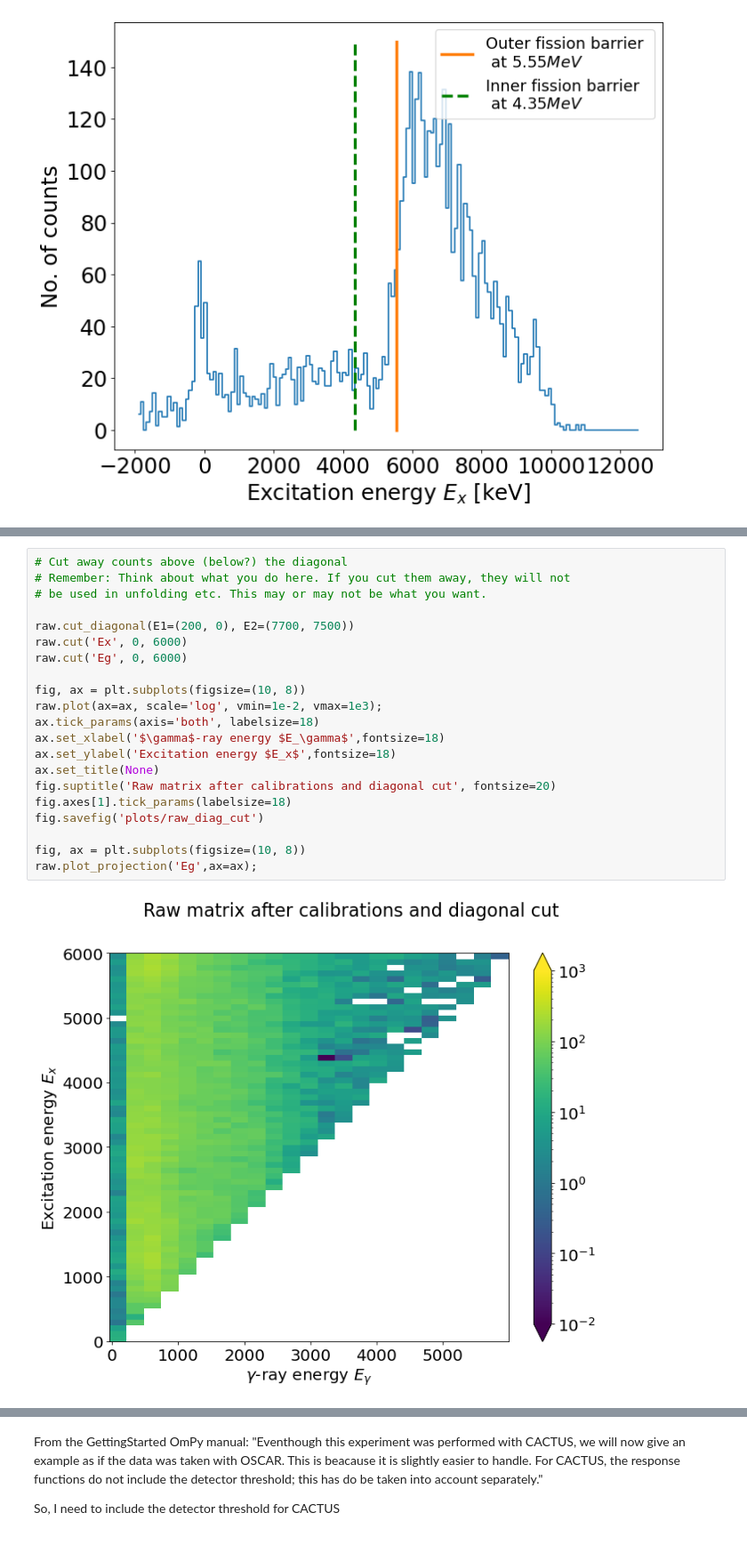
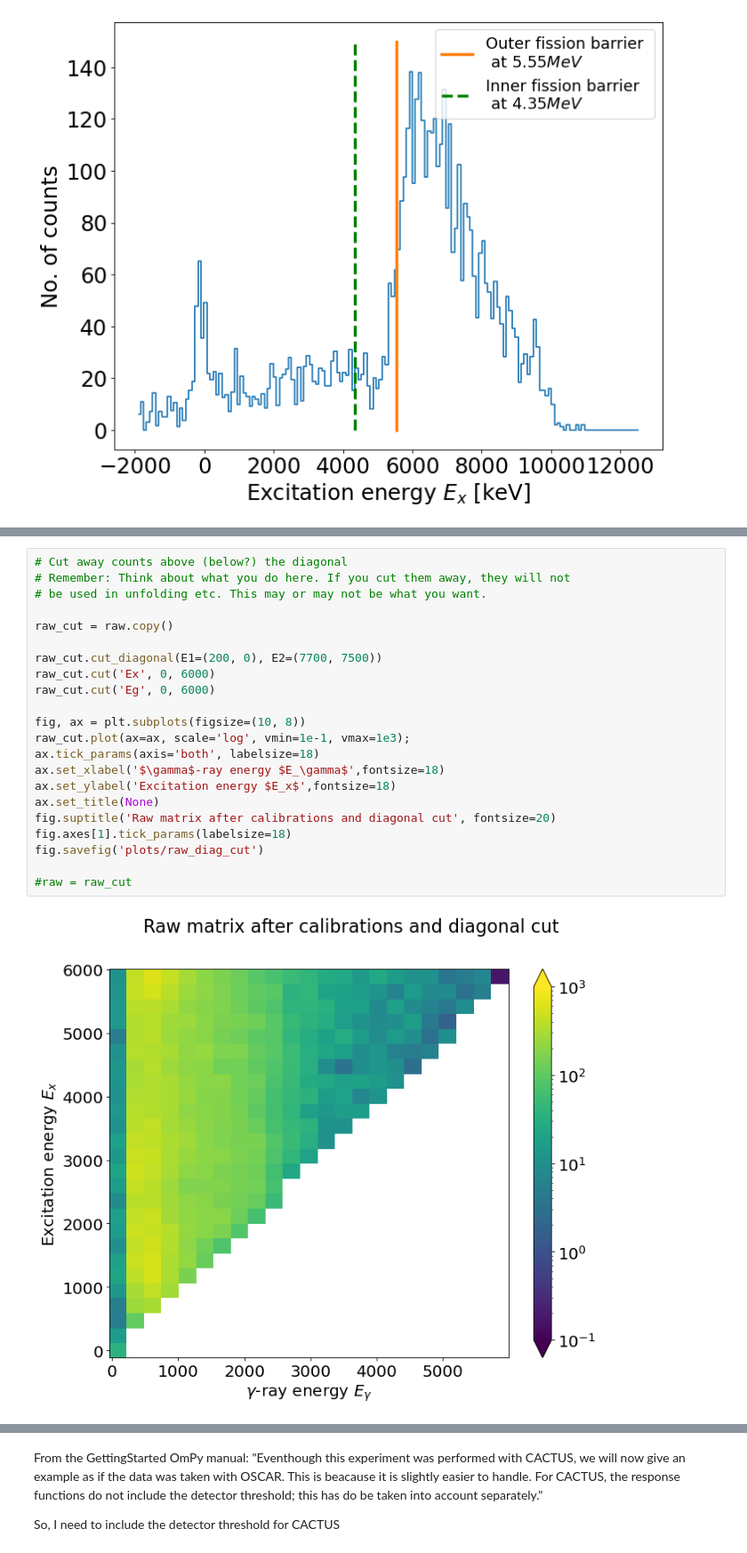
Before and after one commit to tellefs/OmPy_233U, a Jupyter notebook: osloMethod_U233_aa.ipynb, the cells around one changed output, grey strips where cells are left out. Shown at 89% size. Saved outputs shown, nothing was run; the diff lists cells and outputs as text.

```diff
--- a/osloMethod_U233_aa.ipynb
+++ b/osloMethod_U233_aa.ipynb
@@ -244,23 +245,24 @@ rebin_raw(raw, 128.*2, keep=True) #Talked with Magne about putting 128keV/bin
 # %%
 # Cut away counts above (below?) the diagonal
 # Remember: Think about what you do here. If you cut them away, they will not
 # be used in unfolding etc. This may or may not be what you want.
 
-raw.cut_diagonal(E1=(200, 0), E2=(7700, 7500))
-raw.cut('Ex', 0, 6000)
-raw.cut('Eg', 0, 6000)
+raw_cut = raw.copy()
+
+raw_cut.cut_diagonal(E1=(200, 0), E2=(7700, 7500))
+raw_cut.cut('Ex', 0, 6000)
+raw_cut.cut('Eg', 0, 6000)
 
 fig, ax = plt.subplots(figsize=(10, 8))
-raw.plot(ax=ax, scale='log', vmin=1e-2, vmax=1e3);
+raw_cut.plot(ax=ax, scale='log', vmin=1e-1, vmax=1e3);
 ax.tick_params(axis='both', labelsize=18)
 ax.set_xlabel('$\gamma$-ray energy $E_\gamma$',fontsize=18)
 ax.set_ylabel('Excitation energy $E_x$',fontsize=18)
 ax.set_title(None)
 fig.suptitle('Raw matrix after calibrations and diagonal cut', fontsize=20)
 fig.axes[1].tick_params(labelsize=18)
 fig.savefig('plots/raw_diag_cut')
 
-fig, ax = plt.subplots(figsize=(10, 8))
-raw.plot_projection('Eg',ax=ax);
+#raw = raw_cut
 # %% [output]
-[figure, old version]
+[figure, new version]
```
Also changed, not shown: parts of 9 cells of this notebook, 6 other files.
